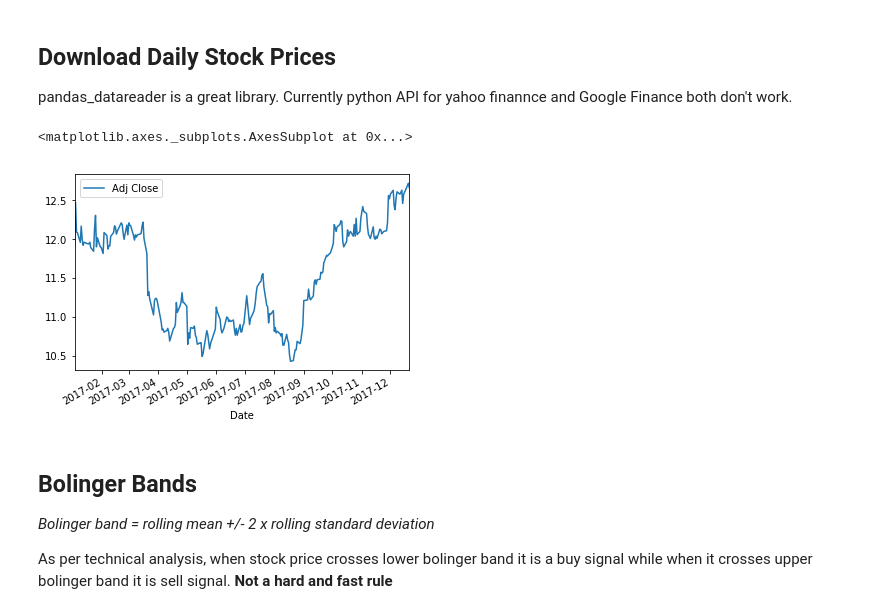
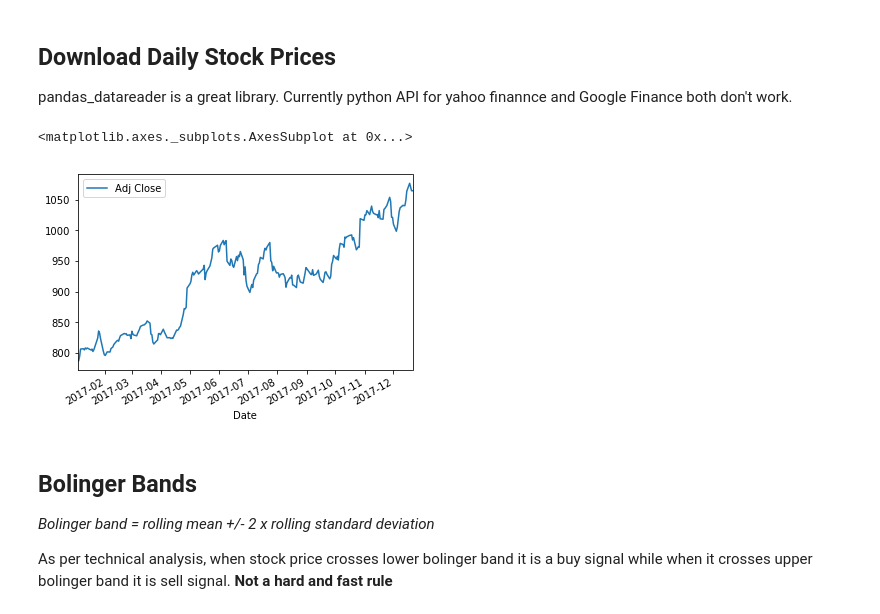
Before and after one commit to sahuvaibhav/Machine_Learning_For_Trading, a Jupyter notebook: Bolinger_Bands_Daily_Cum_Returns.ipynb, the cells around one changed output. Drawn from its saved outputs; the diff is of its cells as text; code cells hidden in the pictures.

```diff
--- a/Bolinger_Bands_Daily_Cum_Returns.ipynb
+++ b/Bolinger_Bands_Daily_Cum_Returns.ipynb
@@ -14,12 +14,12 @@ pandas_datareader is a great library. Currently python API for yahoo finannce an
 # %%
 start = datetime.datetime(2017, 1, 1)
 end = datetime.datetime(2017, 12, 21)
-yahoo_data = web.DataReader("F", 'yahoo', start, end)
+GOOG_data = web.DataReader("GOOG", 'yahoo', start, end)
 #yahoo_data=yahoo_data.reset_index(None)
-yahoo_data[['Adj Close']].plot()
+GOOG_data[['Adj Close']].plot()
 # %% [output]
 <matplotlib.axes._subplots.AxesSubplot at 0x...>
-[figure, old version]
+[figure, new version]
 # %% [markdown]
 ## Bolinger Bands
 *Bolinger band =  rolling mean +/- 2 x rolling standard deviation*
```
Also changed, not shown: parts of 5 cells of this notebook.
